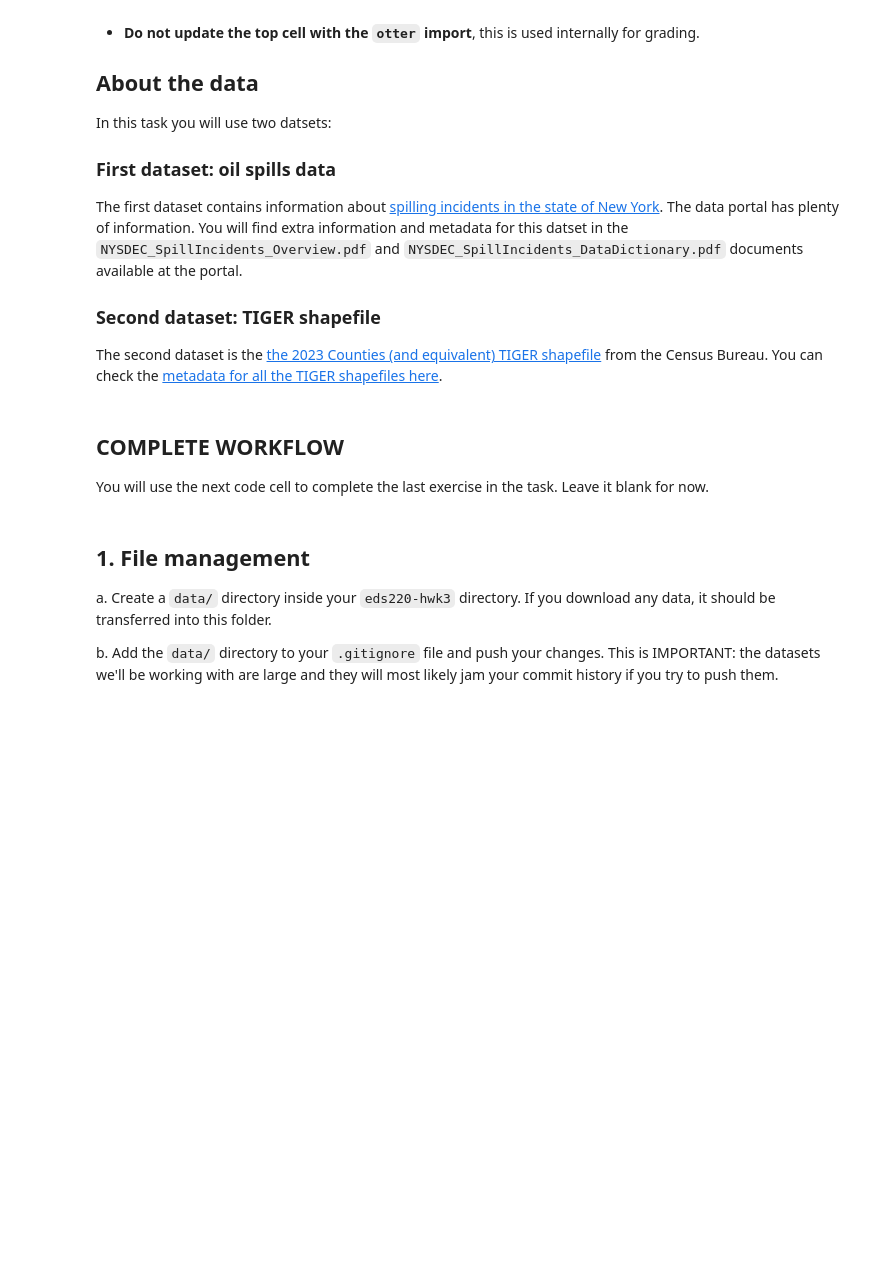
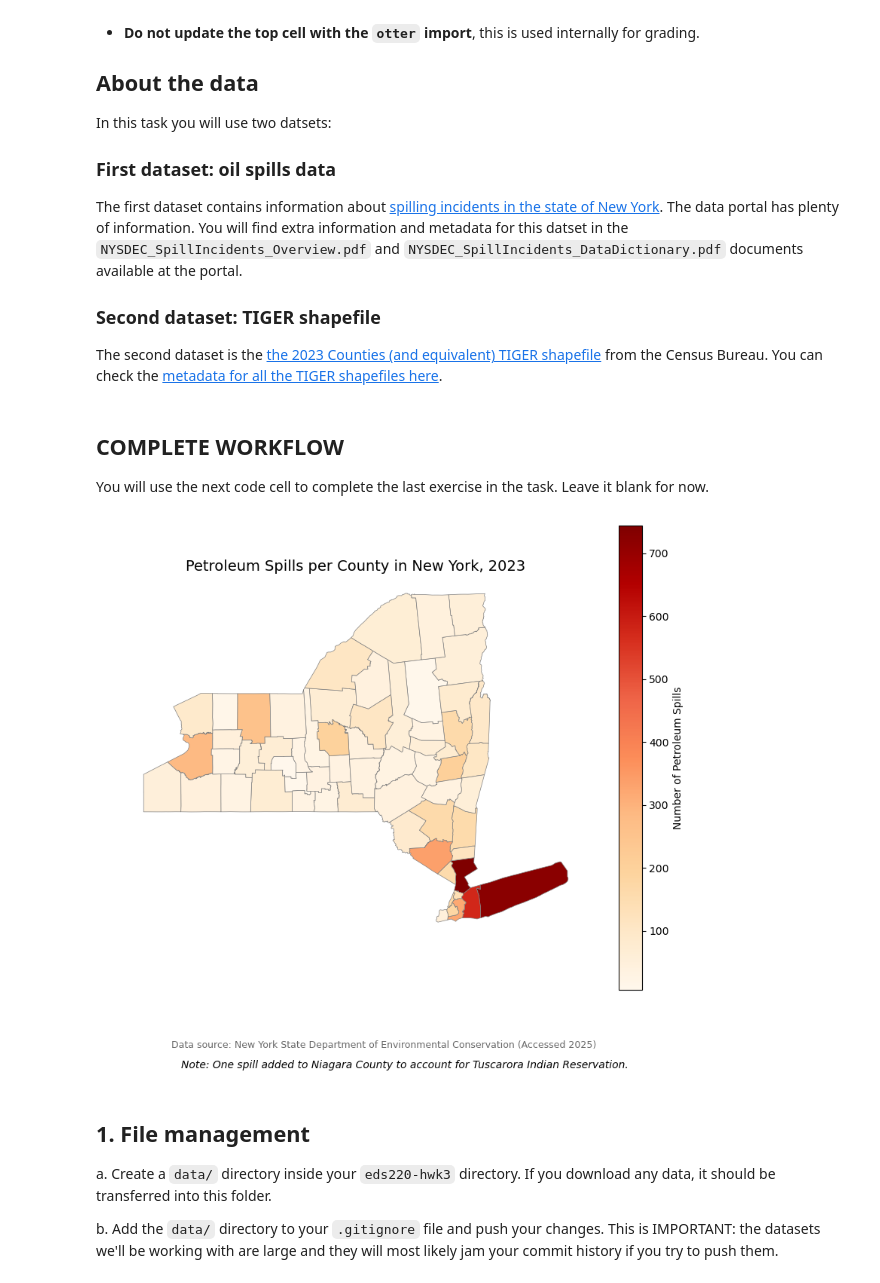
Before and after one commit to IIDonaji/eds220-hwk3, a Jupyter notebook: hwk3-task1-spills.ipynb, the cells around one changed output. Saved outputs shown, nothing was run; the diff lists cells and outputs as text; code cells hidden in the pictures; blank space fills up the shorter version.

```diff
--- a/hwk3-task1-spills.ipynb
+++ b/hwk3-task1-spills.ipynb
@@ -38,6 +38,91 @@ The second dataset is the [the 2023 Counties (and equivalent) TIGER shapefile](h
 ## COMPLETE WORKFLOW
 
 You will use the next code cell to complete the last exercise in the task. Leave it blank for now.
+# %%
+import os
+import numpy as np
+import pandas as pd
+import matplotlib.pyplot as plt
+import geopandas as gpd
+
+# Set up display options when looking at data frames
+pd.set_option("display.max.column", None)
+
+# NY spill Incidents (CSV)
+fp = "data/Spill_Incidents_20251107.csv"
+spills = pd.read_csv(fp)
+
+# US counties shapefile
+fp = os.path.join("data","tl_2023_us_county", "tl_2023_us_county.shp")
+counties = gpd.read_file(fp)
+
+# Clean and filter data
+# change column names to lower case, remove trailing spaces and add `_` to spacing
+spills.columns = spills.columns.str.strip().str.lower().str.replace(" ", "_")
+
+# spill_date, received_date, and close_date to Dates
+spills[['spill_date', 'received_date','close_date']] = spills[['spill_date', 'received_date','close_date']].apply(pd.to_datetime)
+
+# select for spills bettween Jaunary 1st, and October 31st, 2023
+petr_23 = spills[
+    (spills['spill_date'] >= '2023-01-01') &
+    (spills['spill_date'] <= '2023-10-31') &
+    (spills['material_family'] == 'Petroleum')
+]
+
+# aggerate petrolum spills per county
+spills_per_county = (
+petr_23.groupby('county').size().reset_index(name= "n_spills")
+)
+
+spills_per_county['n_spills'] = spills_per_county['n_spills'].astype(int)
+spills_per_county = spills_per_county.sort_values('county').reset_index(drop= True)
+
+# Lowercase all column names
+counties.columns = counties.columns.str.lower()
+
+# select all New York counties (FIPS code 36)
+ny_counties = counties[counties['statefp'] == '36']
+
+# update 'St Lawrence' to 'St. Lawrence'
+spills_per_county['county'] = spills_per_county['county'].replace('St Lawrence', 'St. Lawrence')
+
+# Rename column to 'county' for consistency
+ny_counties = ny_counties.rename(columns={'name': 'county'})
+
+# Merge counties and spills per county dataframes
+ny_counties = ny_counties.merge(spills_per_county, on='county', how='inner')
+
+# Add a spill to Niagara
+ny_counties.loc[ny_counties['county'] == 'Niagara', 'n_spills'] +=1
+
+# Plot number of petroleum spill per county in the state of New York in 2023
+fig, ax = plt.subplots(figsize=(10, 8))
+ny_counties.plot(
+column= 'n_spills',
+cmap= 'OrRd',
+legend= True,
+edgecolor= 'gray',
+linewidth= 0.5,
+ax=ax,
+legend_kwds={
+        'label': "Number of Petroleum Spills",
+        'orientation': "vertical"
+    })
+ax.set_title("Petroleum Spills per County in New York, 2023", fontsize=14)
+ax.axis('off')
+plt.annotate(
+"Data source: New York State Department of Environmental Conservation (Accessed 2025)",
+xy=(0.1, 0.05), xycoords= 'figure fraction', fontsize= 9, color= 'dimgray')
+# Add note about Tuscarora correction
+plt.figtext(
+    0.5, -0.02,
+    "Note: One spill added to Niagara County to account for Tuscarora Indian Reservation.",
+    wrap=True, ha='center', fontsize=10, style='italic'
+)
+plt.show()
+# %% [output]
+[figure, added]
 # %% [markdown]
 ## 1. File management
 a. Create a `data/` directory inside your `eds220-hwk3` directory. If you download any data, it should be transferred into this folder.
```
Also changed, not shown: parts of 7 cells of this notebook, 1 other file.
